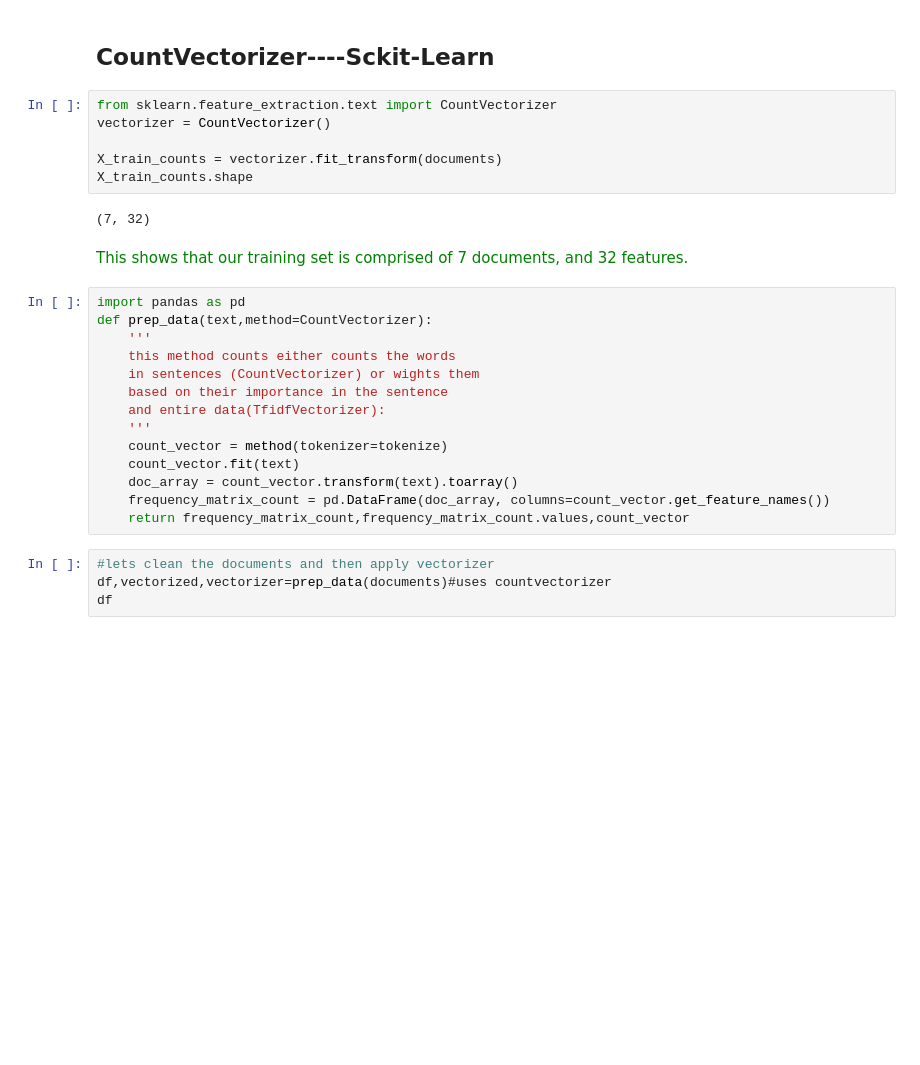
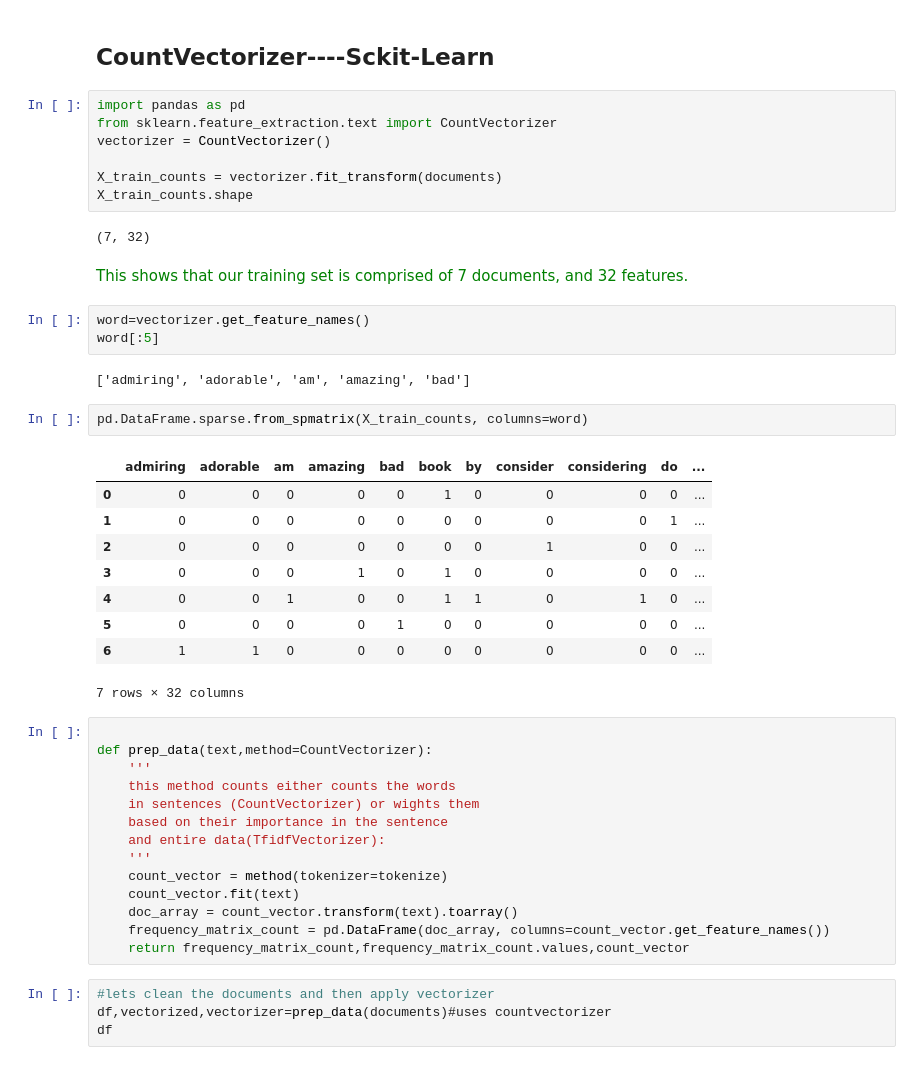
Before and after one commit to scienclick/NLP, a Jupyter notebook: U_1_NLP_Basics.ipynb, the cells around one changed output. Drawn from its saved outputs; the diff is of its cells as text; blank space fills up the shorter version.

```diff
--- a/U_1_NLP_Basics.ipynb
+++ b/U_1_NLP_Basics.ipynb
@@ -333,6 +298,7 @@ True
 # %% [markdown]
 ## CountVectorizer----Sckit-Learn
 # %%
+import pandas as pd
 from sklearn.feature_extraction.text import CountVectorizer
 vectorizer = CountVectorizer()
 
@@ -342,8 +308,25 @@ X_train_counts.shape
 (7, 32)
 # %% [markdown]
 <font color=green>This shows that our training set is comprised of 7 documents, and 32 features.</font>
+# %%
+word=vectorizer.get_feature_names()
+word[:5]
+# %% [output]
+['admiring', 'adorable', 'am', 'amazing', 'bad']
+# %%
+pd.DataFrame.sparse.from_spmatrix(X_train_counts, columns=word)
+# %% [output]
+|  | admiring | adorable | am | amazing | bad | book | by | consider | considering | do | ... |
+| 0 | 0 | 0 | 0 | 0 | 0 | 1 | 0 | 0 | 0 | 0 | ... |
+| 1 | 0 | 0 | 0 | 0 | 0 | 0 | 0 | 0 | 0 | 1 | ... |
+| 2 | 0 | 0 | 0 | 0 | 0 | 0 | 0 | 1 | 0 | 0 | ... |
+| 3 | 0 | 0 | 0 | 1 | 0 | 1 | 0 | 0 | 0 | 0 | ... |
+| 4 | 0 | 0 | 1 | 0 | 0 | 1 | 1 | 0 | 1 | 0 | ... |
+| 5 | 0 | 0 | 0 | 0 | 1 | 0 | 0 | 0 | 0 | 0 | ... |
+| 6 | 1 | 1 | 0 | 0 | 0 | 0 | 0 | 0 | 0 | 0 | ... |
+7 rows × 32 columns
 # %%
-import pandas as pd
+
 def prep_data(text,method=CountVectorizer):
     '''
     this method counts either counts the words
```
Also changed, not shown: parts of 9 cells of this notebook, 8 other files.
